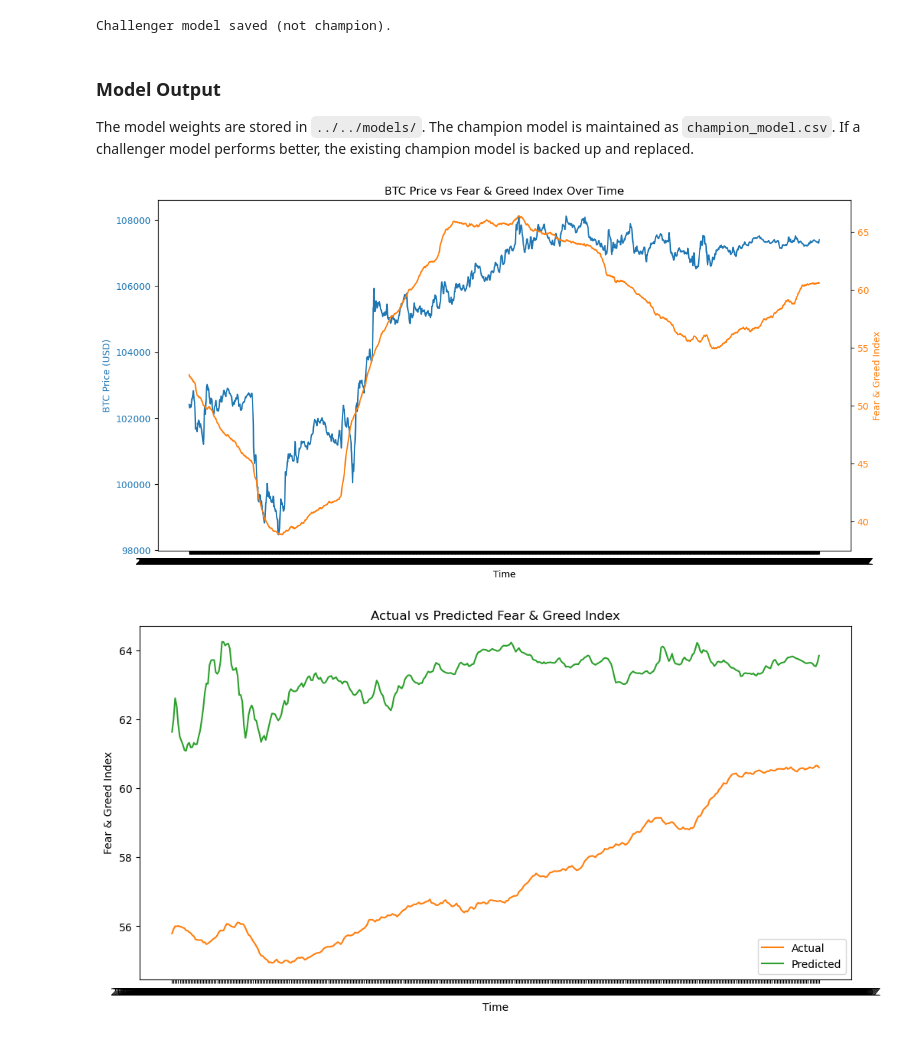
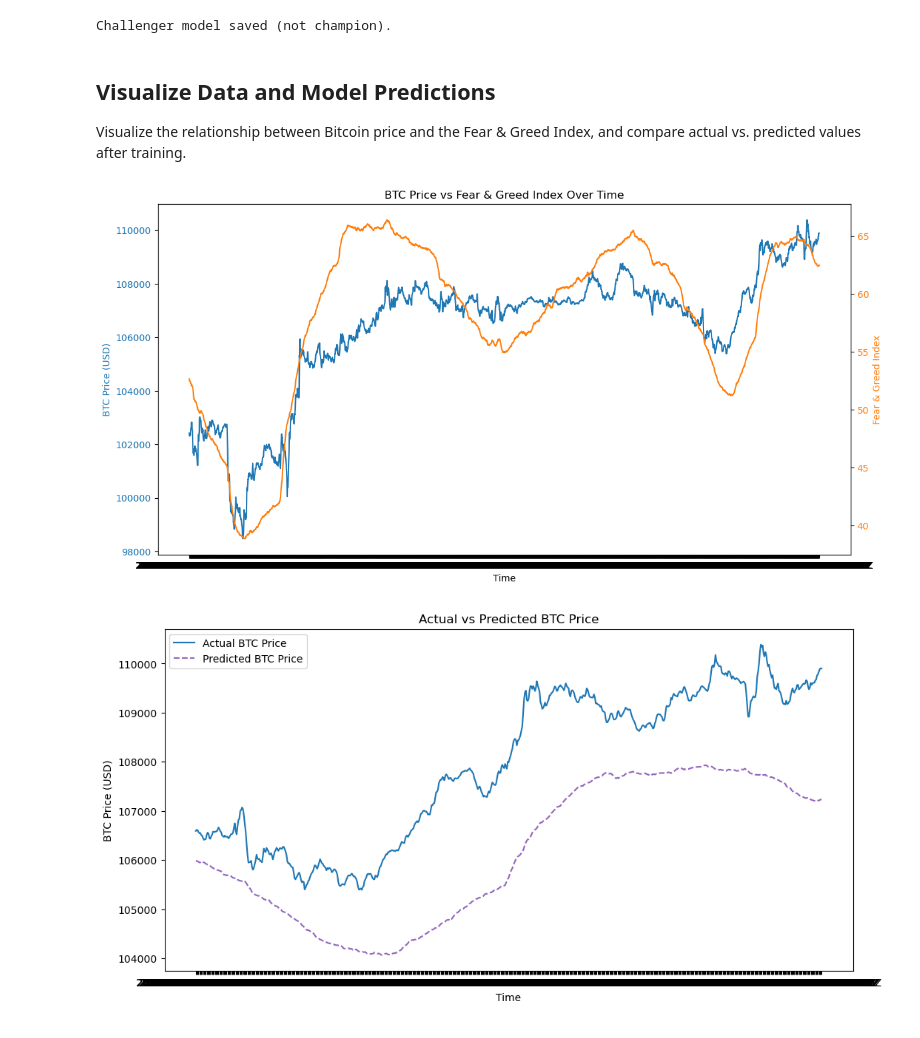
Before and after one commit to elarsaks/gha_ml_pipeline, a Jupyter notebook: python_train/linear_regression_training.ipynb, the cells around one changed output. Saved outputs shown, nothing was run; the diff lists cells and outputs as text; code cells hidden in the pictures.

Commit message:
Update model weights and notebook [skip ci]

```diff
--- a/python_train/linear_regression_training.ipynb
+++ b/python_train/linear_regression_training.ipynb
@@ -21,8 +20,9 @@ data_path = '../data/processed/fear_and_greed_history_5min.parquet'
 df = pl.read_parquet(data_path).sort('interval_end_time')
 
 # Prepare data for training
-X = df.select('close_bitcoin_price_usd').to_numpy()
-y = df.select('avg_actual_value').to_numpy().flatten()
+# Feature: Fear & Greed Index, Target: BTC price
+X = df.select('avg_actual_value').to_numpy()  # Fear & Greed Index
+y = df.select('close_bitcoin_price_usd').to_numpy().flatten()  # BTC price
 
 # Train-test split (80%-20% split)
 split_idx = int(0.8 * len(X))
@@ -58,42 +58,42 @@ result_msg = save_model(weights_df, mse, '../models')
 print(result_msg)
 # %% [output]
 Challenger model saved (not champion).
-# %% [markdown]
-### Model Output
-The model weights are stored in `../../models/`. The champion model is maintained as `champion_model.csv`. If a challenger model performs better, the existing champion model is backed up and replaced.
+# %% [markdown]
+## Visualize Data and Model Predictions
+Visualize the relationship between Bitcoin price and the Fear & Greed Index, and compare actual vs. predicted values after training.
 # %%
 import matplotlib.pyplot as plt
 
 def plot_btc_vs_fear_greed(df):
     fig, ax1 = plt.subplots(figsize=(12, 6))
     color = 'tab:blue'
     ax1.set_xlabel('Time')
     ax1.set_ylabel('BTC Price (USD)', color=color)
     ax1.plot(df['interval_end_time'].to_numpy(), df['close_bitcoin_price_usd'].to_numpy(), color=color, label='BTC Price')
     ax1.tick_params(axis='y', labelcolor=color)
 
     ax2 = ax1.twinx()
     color = 'tab:orange'
     ax2.set_ylabel('Fear & Greed Index', color=color)
     ax2.plot(df['interval_end_time'].to_numpy(), df['avg_actual_value'].to_numpy(), color=color, label='Fear & Greed Index')
     ax2.tick_params(axis='y', labelcolor=color)
 
     fig.tight_layout()
     plt.title('BTC Price vs Fear & Greed Index Over Time')
     plt.show()
 
 # Visualize the data before training
 plot_btc_vs_fear_greed(df)
 
-# After training, plot actual vs predicted
+# After training, plot actual vs predicted BTC price
 plt.figure(figsize=(12, 6))
-plt.plot(df['interval_end_time'].to_numpy()[split_idx:], y_test, label='Actual', color='tab:orange')
-plt.plot(df['interval_end_time'].to_numpy()[split_idx:], y_pred, label='Predicted', color='tab:green')
+plt.plot(df['interval_end_time'].to_numpy()[split_idx:], y_test, label='Actual BTC Price', color='tab:blue')
+plt.plot(df['interval_end_time'].to_numpy()[split_idx:], y_pred, label='Predicted BTC Price', color='tab:purple', linestyle='--')
 plt.xlabel('Time')
-plt.ylabel('Fear & Greed Index')
-plt.title('Actual vs Predicted Fear & Greed Index')
+plt.ylabel('BTC Price (USD)')
+plt.title('Actual vs Predicted BTC Price')
 plt.legend()
 plt.show()
 # %% [output]
-[figure, old version]
+[figure, new version]
-[figure, old version]
+[figure, new version]
```
Also changed, not shown: parts of 5 cells of this notebook, 5 other files.
